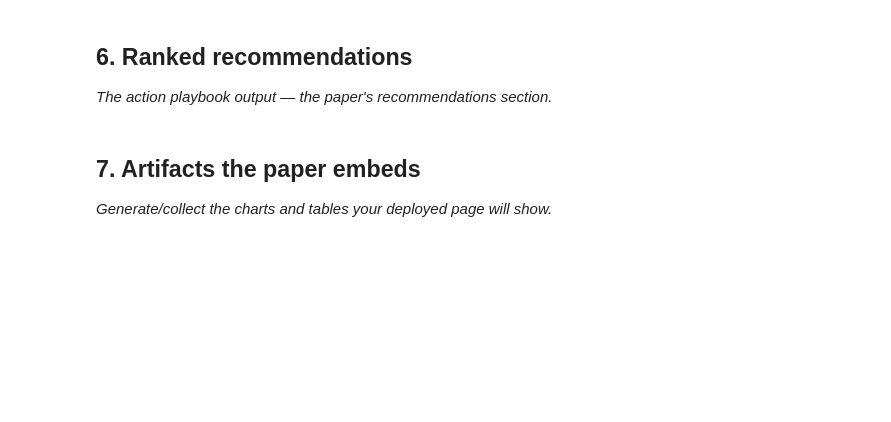
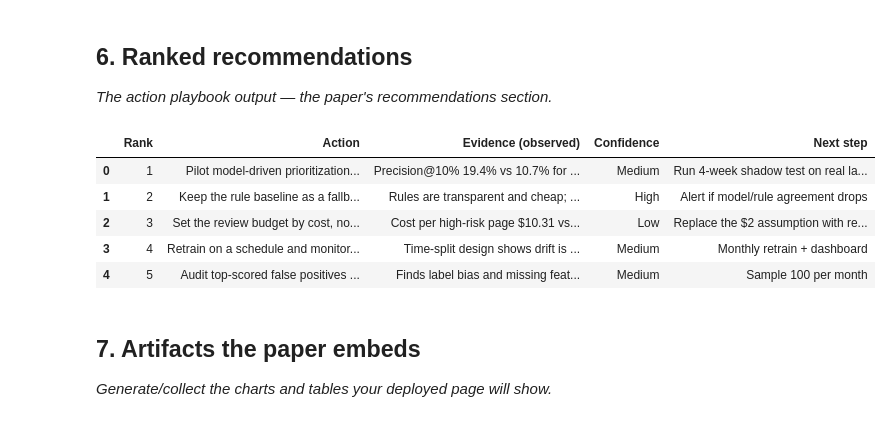
Before and after one commit to ayazahmedbscsf23-art/flyrank-ml-internship, a Jupyter notebook: work/notebooks/capstone.ipynb, the cells around one changed output. Drawn from its saved outputs; the diff is of its cells as text; code cells hidden in the pictures; blank space fills up the shorter version.

```diff
--- a/work/notebooks/capstone.ipynb
+++ b/work/notebooks/capstone.ipynb
@@ -20,0 +111,27 @@ This skeleton is yours to fill. Work the sections **in order** — each one has
+# %%
+cut = df.date.quantile(0.70)
+train, test = df[df.date <= cut].copy(), df[df.date > cut].copy()
+Xtr, ytr, Xte, yte = train[FEATURES], train.needs_review, test[FEATURES], test.needs_review
+
+# --- leakage checks ---
+assert train.date.max() <= test.date.min(), "time leakage"
+assert "needs_review" not in FEATURES, "label in features"
+assert len(set(train.page_id) & set(test.page_id)) == 0, "page overlap"
+solo = {f: roc_auc_score(ytr, Xtr[f]) for f in FEATURES}
+worst = max(solo.values(), key=lambda a: abs(a-0.5))
+assert max(abs(a-0.5) for a in solo.values()) < 0.40, "a single feature is too predictive - check for leakage"
+print("Leakage checks passed.")
+print(f"train: {len(train):,} rows ({ytr.mean():.1%} high-risk) | test: {len(test):,} rows ({yte.mean():.1%} high-risk)")
+
+# --- baseline: simple rule score ---
+def rule_score(d, seed=SEED):
+    s = ((d.word_count < 250).astype(int) + (d.outbound_links > 15).astype(int)
+         + (d.keyword_density > 0.05).astype(int) + (d.ad_ratio > 0.40).astype(int)).astype(float)
+    # tiny seeded tie-break so equal scores are not ordered by row position
+    return s + np.random.default_rng(seed).random(len(d))*1e-3
+
+# --- model ---
+model = HistGradientBoostingClassifier(max_depth=4, learning_rate=0.08, max_iter=200, random_state=SEED)
+model.fit(Xtr, ytr)
+test["model_score"] = model.predict_proba(Xte)[:,1]
+test["rule_score"]  = rule_score(test)
@@ -30,6 +209,29 @@ This skeleton is yours to fill. Work the sections **in order** — each one has
 ## 6. Ranked recommendations
 
 *The action playbook output — the paper's recommendations section.*
+# %%
+m, b = res.loc["ML model"], res.loc["Rule baseline"]
+recs = pd.DataFrame([
+ [1, "Pilot model-driven prioritization on a small share of the review queue (shadow mode first)",
+     f"Precision@10% {m.iloc[2]:.1%} vs {b.iloc[2]:.1%} for rules", "Medium", "Run 4-week shadow test on real labels"],
+ [2, "Keep the rule baseline as a fallback and sanity check",
+     "Rules are transparent and cheap; model can fail silently on drift", "High", "Alert if model/rule agreement drops"],
+ [3, "Set the review budget by cost, not by habit",
+     f"Cost per high-risk page ${m["Cost per high-risk page ($)"]:.2f} vs ${b["Cost per high-risk page ($)"]:.2f} (assumed $2/review)", "Low", "Replace the $2 assumption with real cost"],
+ [4, "Retrain on a schedule and monitor precision by month",
+     "Time-split design shows drift is the main risk", "Medium", "Monthly retrain + dashboard"],
+ [5, "Audit top-scored false positives with reviewers",
+     "Finds label bias and missing features", "Medium", "Sample 100 per month"],
+], columns=["Rank","Action","Evidence (observed)","Confidence","Next step"])
+recs.to_csv("artifacts/recommendations.csv", index=False)
+display(recs)
+# %% [output]
+|  | Rank | Action | Evidence (observed) | Confidence | Next step |
+| 0 | 1 | Pilot model-driven prioritization... | Precision@10% 19.4% vs 10.7% for ... | Medium | Run 4-week shadow test on real la... |
+| 1 | 2 | Keep the rule baseline as a fallb... | Rules are transparent and cheap; ... | High | Alert if model/rule agreement drops |
+| 2 | 3 | Set the review budget by cost, no... | Cost per high-risk page $10.31 vs... | Low | Replace the $2 assumption with re... |
+| 3 | 4 | Retrain on a schedule and monitor... | Time-split design shows drift is ... | Medium | Monthly retrain + dashboard |
+| 4 | 5 | Audit top-scored false positives ... | Finds label bias and missing feat... | Medium | Sample 100 per month |
 # %% [markdown]
 ## 7. Artifacts the paper embeds
 
```
Also changed, not shown: parts of 13 cells of this notebook.
